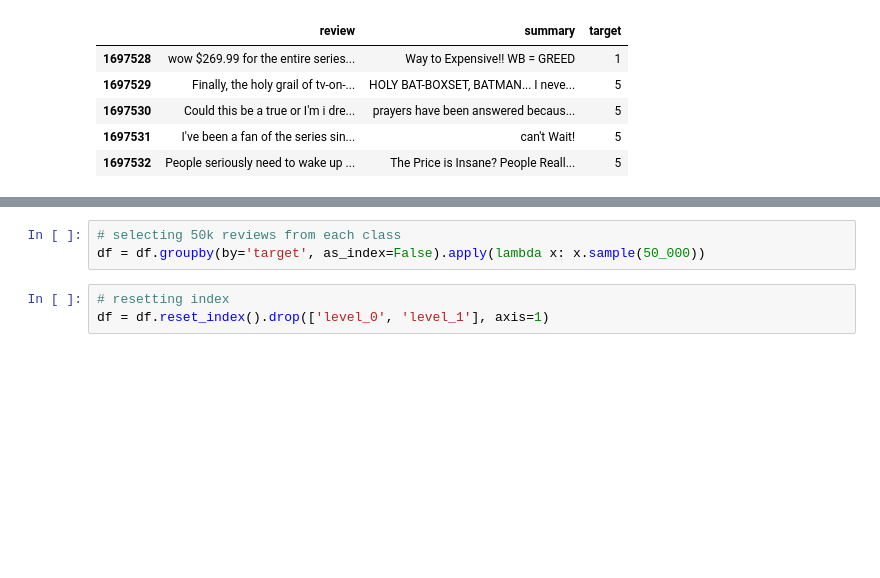
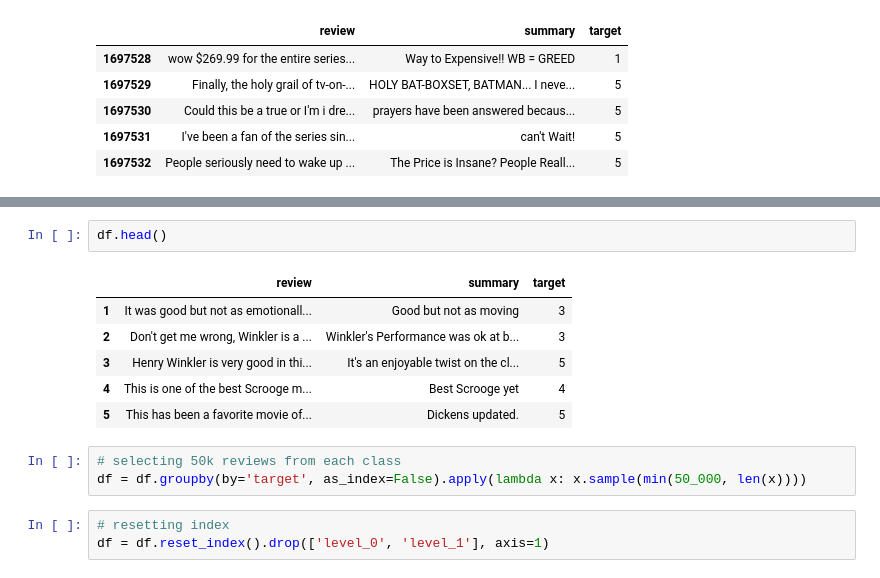
Before and after one commit to georgi3/Correlating-Twitter-Sentiment-to-Market-Behaviour, a Jupyter notebook: src/amzn_dataset_selection.ipynb, the cells around one changed output, grey strips where cells are left out. Drawn from its saved outputs; the diff is of its cells as text; blank space fills up the shorter version.

```diff
--- a/src/amzn_dataset_selection.ipynb
+++ b/src/amzn_dataset_selection.ipynb
@@ -60,6 +88,15 @@ df.target.hist()
+# %%
+df.head()
+# %% [output]
+|  | review | summary | target |
+| 1 | It was good but not as emotionall... | Good but not as moving | 3 |
+| 2 | Don't get me wrong, Winkler is a ... | Winkler's Performance was ok at b... | 3 |
+| 3 | Henry Winkler is very good in thi... | It's an enjoyable twist on the cl... | 5 |
+| 4 | This is one of the best Scrooge m... | Best Scrooge yet | 4 |
+| 5 | This has been a favorite movie of... | Dickens updated. | 5 |
 # %%
 # selecting 50k reviews from each class
-df = df.groupby(by='target', as_index=False).apply(lambda x: x.sample(50_000))
+df = df.groupby(by='target', as_index=False).apply(lambda x: x.sample(min(50_000, len(x))))
 # %%
 # resetting index
 df = df.reset_index().drop(['level_0', 'level_1'], axis=1)
```
Also changed, not shown: parts of 8 cells of this notebook.
